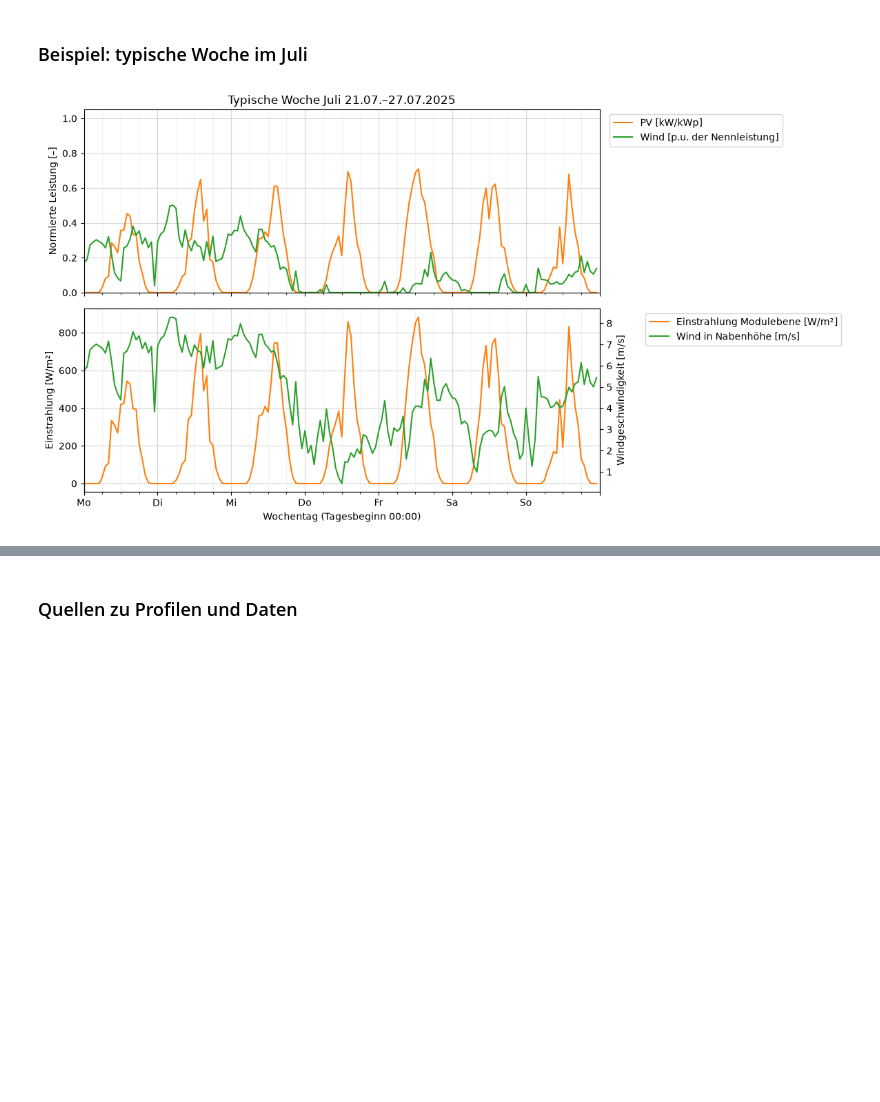
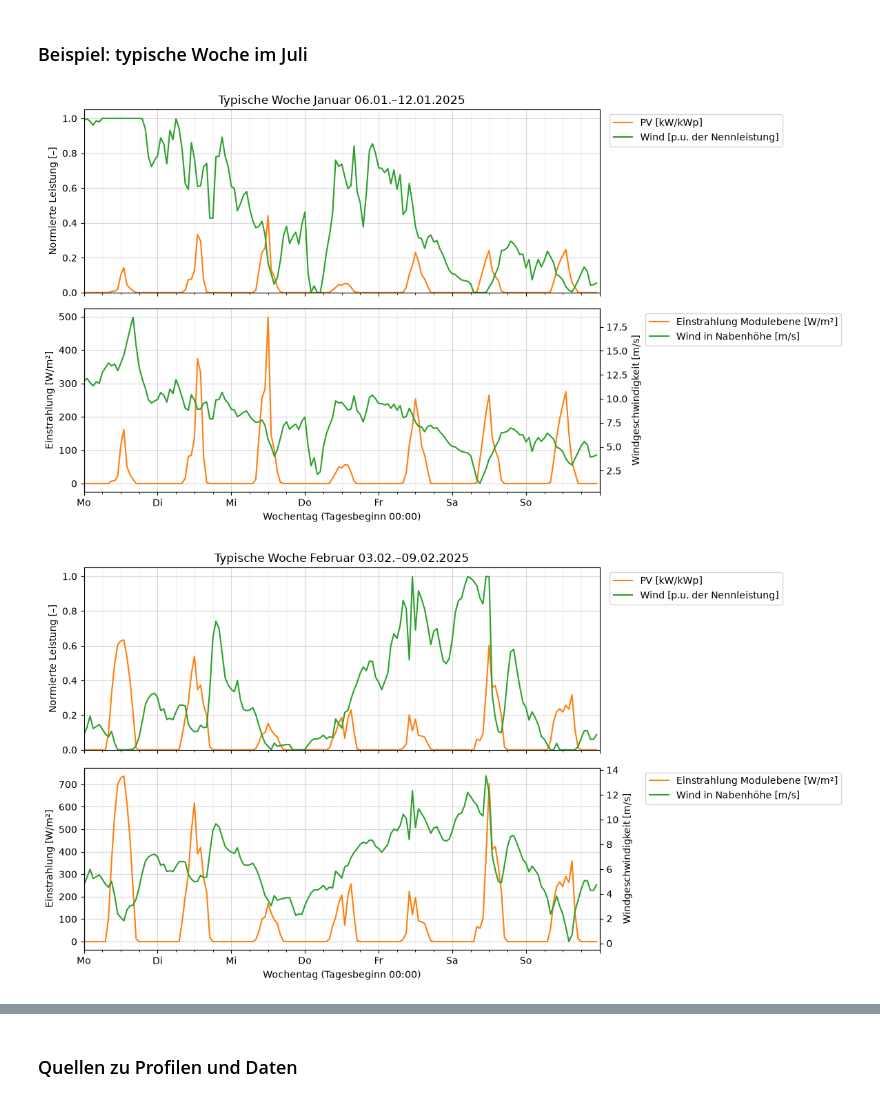
Before and after one commit to RoyalKnighter/SmartGrids, a Jupyter notebook: task2/Task2.ipynb, the cells around one changed output, grey strips where cells are left out. Saved outputs shown, nothing was run; the diff lists cells and outputs as text; code cells hidden in the pictures; blank space fills up the shorter version.

```diff
--- a/task2/Task2.ipynb
+++ b/task2/Task2.ipynb
@@ -486,7 +486,19 @@ plt.show()
 # %% [markdown]
 ### Beispiel: typische Woche im Juli
 # %%
+wt.plot_weather_week(WEATHER, Month.JANUARY)
+wt.plot_weather_week(WEATHER, Month.FEBRUARY)
+wt.plot_weather_week(WEATHER, Month.MARCH)
+wt.plot_weather_week(WEATHER, Month.APRIL)
+wt.plot_weather_week(WEATHER, Month.MAY)
+wt.plot_weather_week(WEATHER, Month.JUNE)
 wt.plot_weather_week(WEATHER, Month.JULY)
+wt.plot_weather_week(WEATHER, Month.AUGUST)
+wt.plot_weather_week(WEATHER, Month.SEPTEMBER)
+wt.plot_weather_week(WEATHER, Month.OCTOBER)
+wt.plot_weather_week(WEATHER, Month.NOVEMBER)
+wt.plot_weather_week(WEATHER, Month.DECEMBER)
 plt.show()
 # %% [output]
-[figure, old version]
+[figure, new version]
+[figure, added]
```
Also changed, not shown: parts of 5 cells of this notebook.
